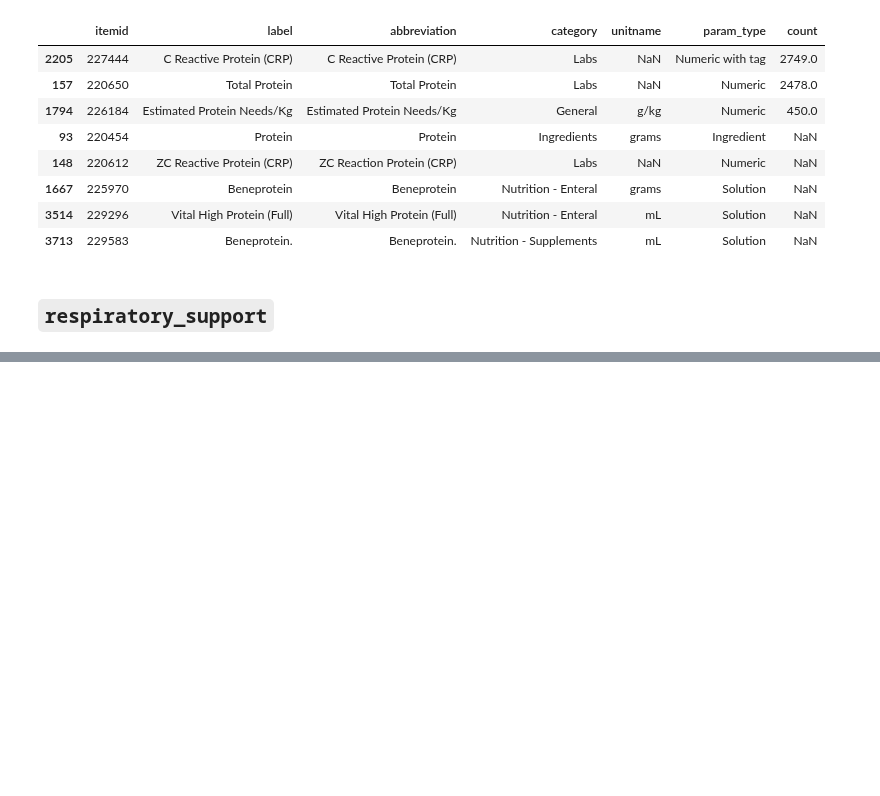
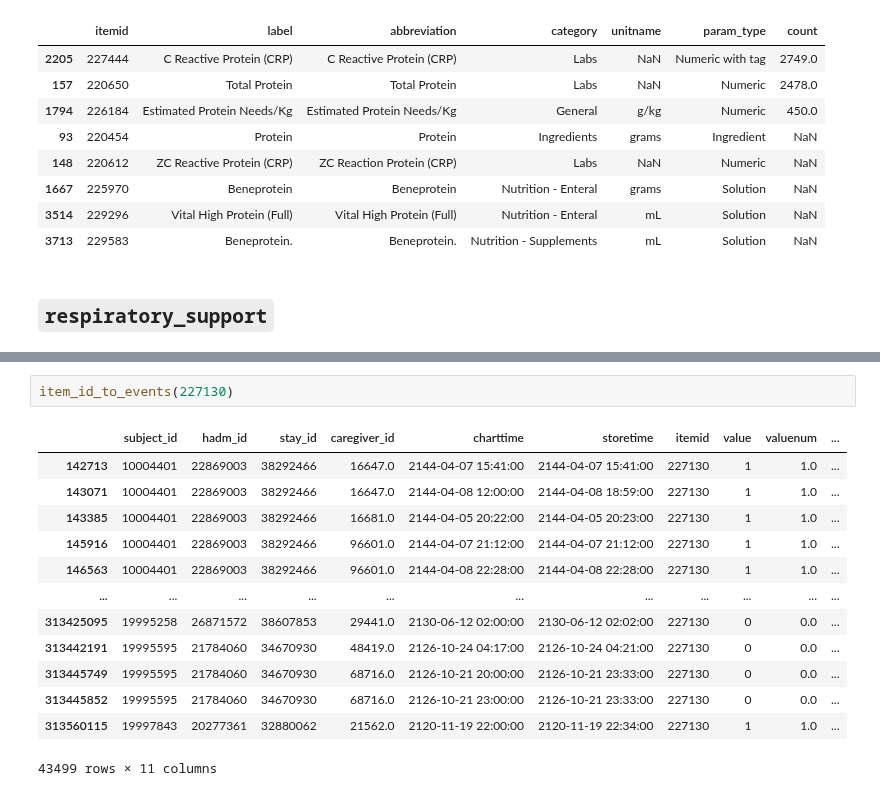
Before and after one commit to oldsandiaz/mimicclif, a Jupyter notebook: code/eda.ipynb, the cells around one changed output, grey strips where cells are left out. Cells and saved outputs as stored; diff of their text form; blank space fills up the shorter version.

```diff
--- a/code/eda.ipynb
+++ b/code/eda.ipynb
@@ -565,0 +682,16 @@ item label is Intellivent (Hamilton Vent Mode)
+# %%
+item_id_to_events(227130)
+# %% [output]
+|  | subject_id | hadm_id | stay_id | caregiver_id | charttime | storetime | itemid | value | valuenum | ... |
+| 142713 | 10004401 | 22869003 | 38292466 | 16647.0 | 2144-04-07 15:41:00 | 2144-04-07 15:41:00 | 227130 | 1 | 1.0 | ... |
+| 143071 | 10004401 | 22869003 | 38292466 | 16647.0 | 2144-04-08 12:00:00 | 2144-04-08 18:59:00 | 227130 | 1 | 1.0 | ... |
+| 143385 | 10004401 | 22869003 | 38292466 | 16681.0 | 2144-04-05 20:22:00 | 2144-04-05 20:23:00 | 227130 | 1 | 1.0 | ... |
+| 145916 | 10004401 | 22869003 | 38292466 | 96601.0 | 2144-04-07 21:12:00 | 2144-04-07 21:12:00 | 227130 | 1 | 1.0 | ... |
+| 146563 | 10004401 | 22869003 | 38292466 | 96601.0 | 2144-04-08 22:28:00 | 2144-04-08 22:28:00 | 227130 | 1 | 1.0 | ... |
+| ... | ... | ... | ... | ... | ... | ... | ... | ... | ... | ... |
+| 313425095 | 19995258 | 26871572 | 38607853 | 29441.0 | 2130-06-12 02:00:00 | 2130-06-12 02:02:00 | 227130 | 0 | 0.0 | ... |
+| 313442191 | 19995595 | 21784060 | 34670930 | 48419.0 | 2126-10-24 04:17:00 | 2126-10-24 04:21:00 | 227130 | 0 | 0.0 | ... |
+| 313445749 | 19995595 | 21784060 | 34670930 | 68716.0 | 2126-10-21 20:00:00 | 2126-10-21 23:33:00 | 227130 | 0 | 0.0 | ... |
+| 313445852 | 19995595 | 21784060 | 34670930 | 68716.0 | 2126-10-21 23:00:00 | 2126-10-21 23:33:00 | 227130 | 0 | 0.0 | ... |
+| 313560115 | 19997843 | 20277361 | 32880062 | 21562.0 | 2120-11-19 22:00:00 | 2120-11-19 22:34:00 | 227130 | 1 | 1.0 | ... |
+43499 rows × 11 columns
```
Also changed, not shown: parts of 22 cells of this notebook.
